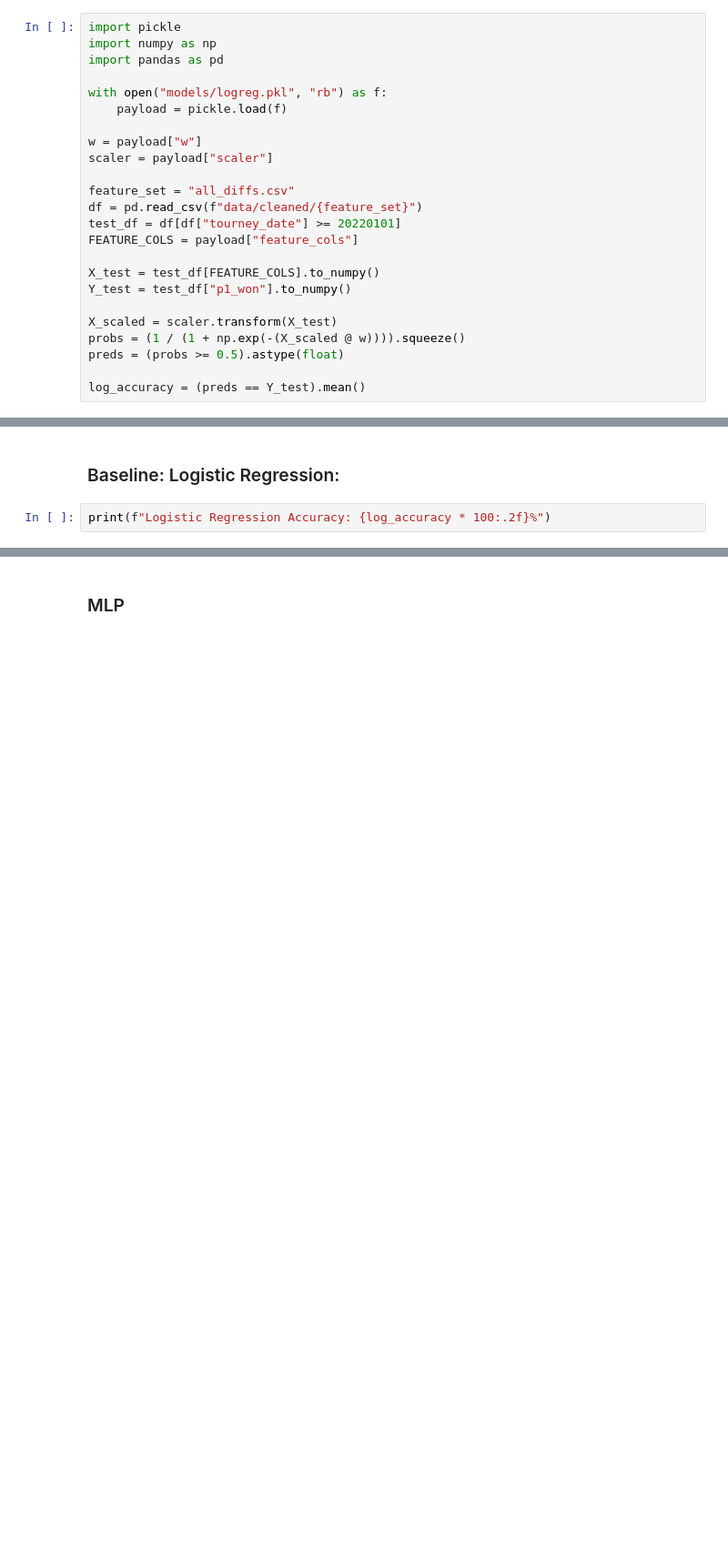
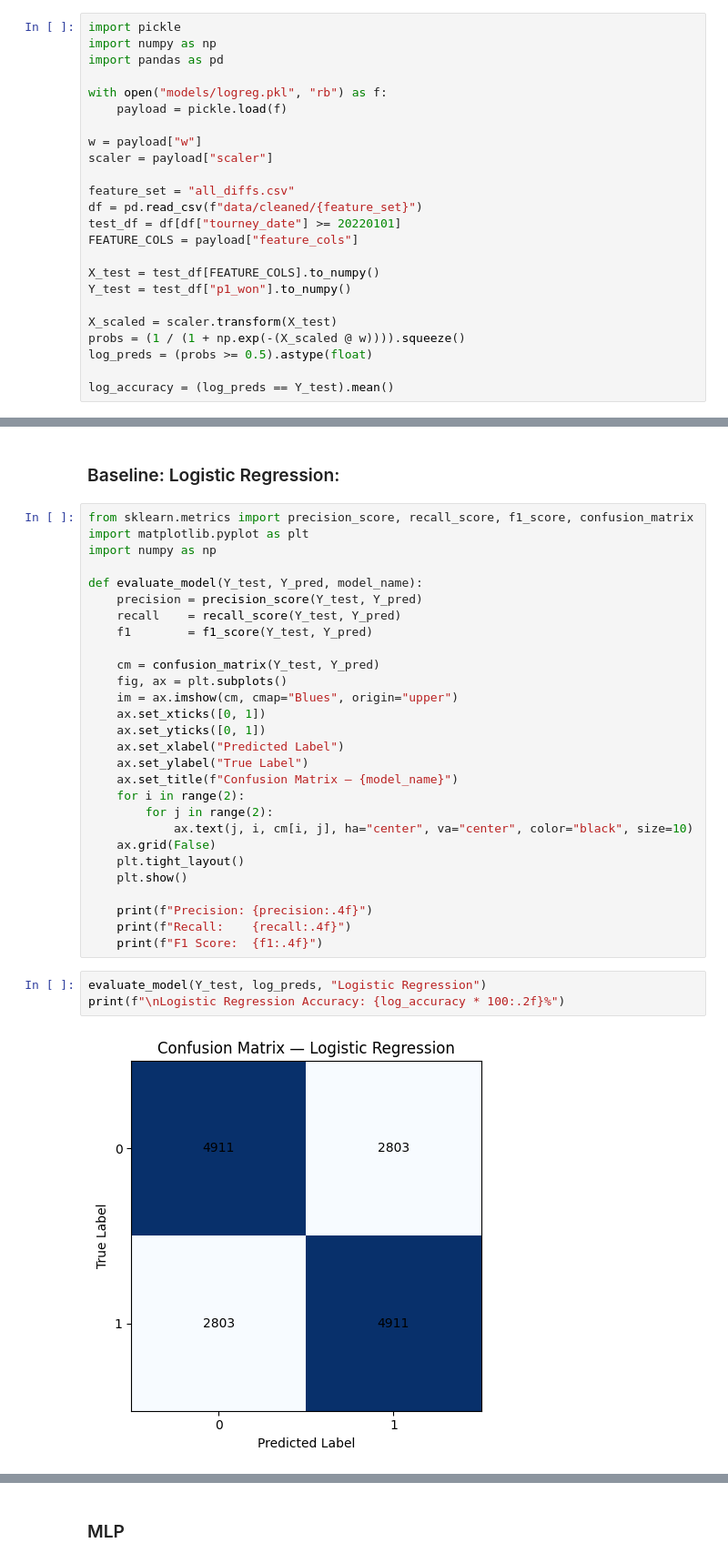
Before and after one commit to CamBitter/RallyRF, a Jupyter notebook: report.ipynb, the cells around one changed output, grey strips where cells are left out. Shown at 91% size. Saved outputs shown, nothing was run; the diff lists cells and outputs as text; blank space fills up the shorter version.

Commit message:
results for simple models

```diff
--- a/report.ipynb
+++ b/report.ipynb
@@ -417,9 +417,9 @@ Y_test = test_df["p1_won"].to_numpy()
 
 X_scaled = scaler.transform(X_test)
 probs = (1 / (1 + np.exp(-(X_scaled @ w)))).squeeze()
-preds = (probs >= 0.5).astype(float)
+log_preds = (probs >= 0.5).astype(float)
 
-log_accuracy = (preds == Y_test).mean()
+log_accuracy = (log_preds == Y_test).mean()
 # %% [markdown]
 ## 3: Multilayer Perceptron
 The MLP uses two hidden layers and ReLU normalization to learn the features. Ideally, this will give us a marginally better model than the logistic regression. We found 50 epochs gave us the best accuracy. Much like the log regression, we stored the saved model as a .pkl to speed up running. We can load in our custom MLP, and the saved weights, here:
@@ -814,6 +805,36 @@ plt.show()
 Looking at our test accuracies for our Gradient Boosted Decision Trees, we see that the models achieved the same level of accuracy for each feature set. Looking at the confidences for each feature set, we see that the model is not very confident that a prediction is what it predicts it is. At best, they have a confidence score of about 0.2, which represents predicting about 60 percent chance of player 1 winning a match, or about 40 percent chance of a loss for player 1. At worst, the model was 0% confident. Looking at the confusion matrices, we see that the model has the same share of false negative and false positive for each feature set. The model doesn't seem to predict wins more than losses, and vice versa.
 # %% [markdown]
 ### Baseline: Logistic Regression: ###
+# %%
+from sklearn.metrics import precision_score, recall_score, f1_score, confusion_matrix
+import matplotlib.pyplot as plt
+import numpy as np
+
+def evaluate_model(Y_test, Y_pred, model_name):
+    precision = precision_score(Y_test, Y_pred)
+    recall    = recall_score(Y_test, Y_pred)
+    f1        = f1_score(Y_test, Y_pred)
+
+    cm = confusion_matrix(Y_test, Y_pred)
+    fig, ax = plt.subplots()
+    im = ax.imshow(cm, cmap="Blues", origin="upper")
+    ax.set_xticks([0, 1])
+    ax.set_yticks([0, 1])
+    ax.set_xlabel("Predicted Label")
+    ax.set_ylabel("True Label")
+    ax.set_title(f"Confusion Matrix — {model_name}")
+    for i in range(2):
+        for j in range(2):
+            ax.text(j, i, cm[i, j], ha="center", va="center", color="black", size=10)
+    ax.grid(False)
+    plt.tight_layout()
+    plt.show()
+
+    print(f"Precision: {precision:.4f}")
+    print(f"Recall:    {recall:.4f}")
+    print(f"F1 Score:  {f1:.4f}")
 # %%
-print(f"Logistic Regression Accuracy: {log_accuracy * 100:.2f}%")
+evaluate_model(Y_test, log_preds, "Logistic Regression")
+print(f"\nLogistic Regression Accuracy: {log_accuracy * 100:.2f}%")
 # %% [output]
+[figure, added]
```
Also changed, not shown: parts of 11 cells of this notebook.
